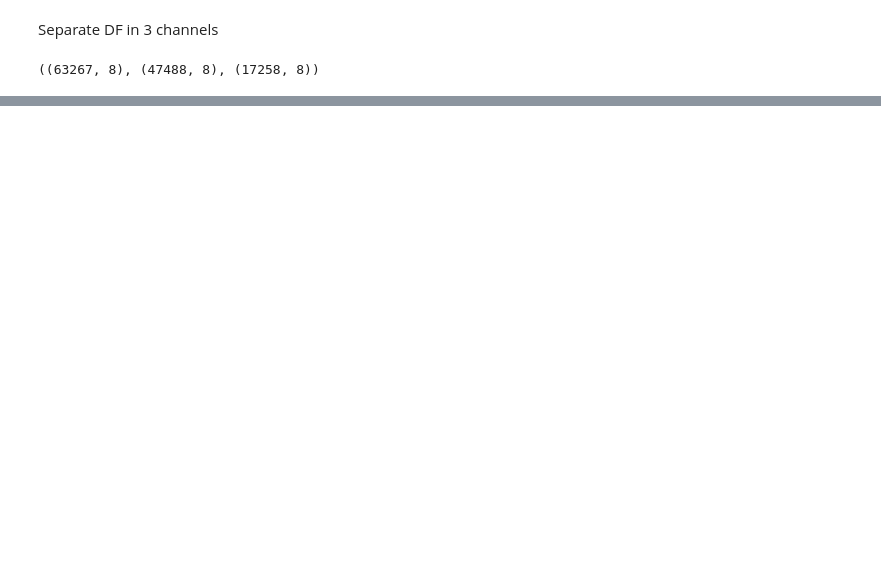
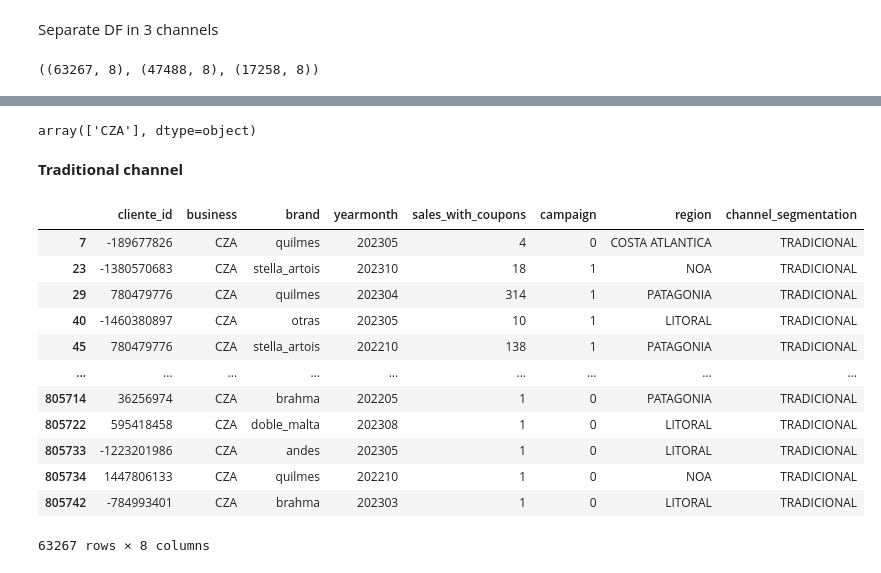
Before and after one commit to DenisTros/Quilmes_lift, a Jupyter notebook: notebooks/lift.ipynb, the cells around one changed output, grey strips where cells are left out. Saved outputs shown, nothing was run; the diff lists cells and outputs as text; code cells hidden in the pictures; blank space fills up the shorter version.

```diff
--- a/notebooks/lift.ipynb
+++ b/notebooks/lift.ipynb
@@ -289,4 +291,2 @@ df_coupons.shape
 # %%
-df = df_coupons.merge(df_clients,on='cliente_id',how='left')
+df = df_coupons.merge(df_clients,on='cliente_id',how='left').dropna()
-# %%
-df = df[~df.region.isna()]
@@ -323,0 +349,22 @@ df_tradicional.shape, df_autoservicio.shape, df_kiosco.shape
+# %%
+df_sales.business.unique()
+# %% [output]
+array(['CZA'], dtype=object)
+# %% [markdown]
+**Traditional channel**
+# %%
+df_tradicional
+# %% [output]
+|  | cliente_id | business | brand | yearmonth | sales_with_coupons | campaign | region | channel_segmentation |
+| 7 | -189677826 | CZA | quilmes | 202305 | 4 | 0 | COSTA ATLANTICA | TRADICIONAL |
+| 23 | -1380570683 | CZA | stella_artois | 202310 | 18 | 1 | NOA | TRADICIONAL |
+| 29 | 780479776 | CZA | quilmes | 202304 | 314 | 1 | PATAGONIA | TRADICIONAL |
+| 40 | -1460380897 | CZA | otras | 202305 | 10 | 1 | LITORAL | TRADICIONAL |
+| 45 | 780479776 | CZA | stella_artois | 202210 | 138 | 1 | PATAGONIA | TRADICIONAL |
+| ... | ... | ... | ... | ... | ... | ... | ... | ... |
+| 805714 | 36256974 | CZA | brahma | 202205 | 1 | 0 | PATAGONIA | TRADICIONAL |
+| 805722 | 595418458 | CZA | doble_malta | 202308 | 1 | 0 | LITORAL | TRADICIONAL |
+| 805733 | -1223201986 | CZA | andes | 202305 | 1 | 0 | LITORAL | TRADICIONAL |
+| 805734 | 1447806133 | CZA | quilmes | 202210 | 1 | 0 | NOA | TRADICIONAL |
+| 805742 | -784993401 | CZA | brahma | 202303 | 1 | 0 | LITORAL | TRADICIONAL |
+63267 rows × 8 columns
```
Also changed, not shown: parts of 27 cells of this notebook.
